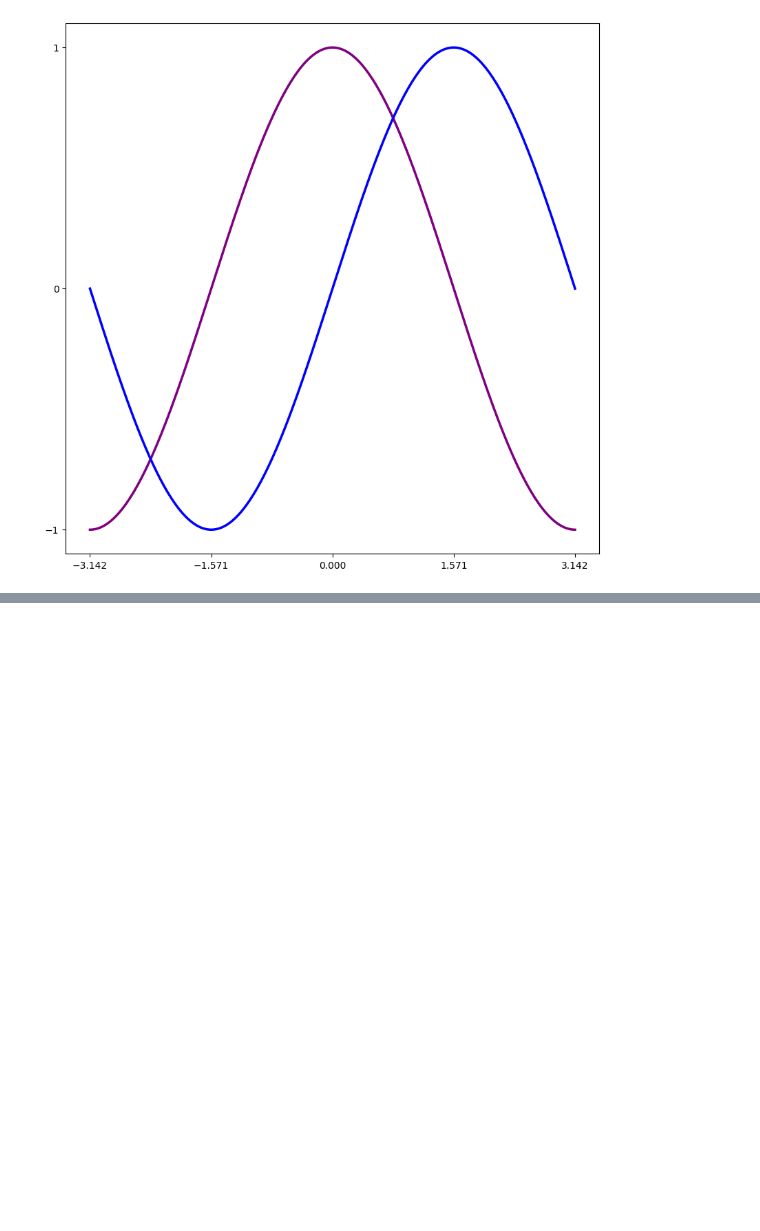
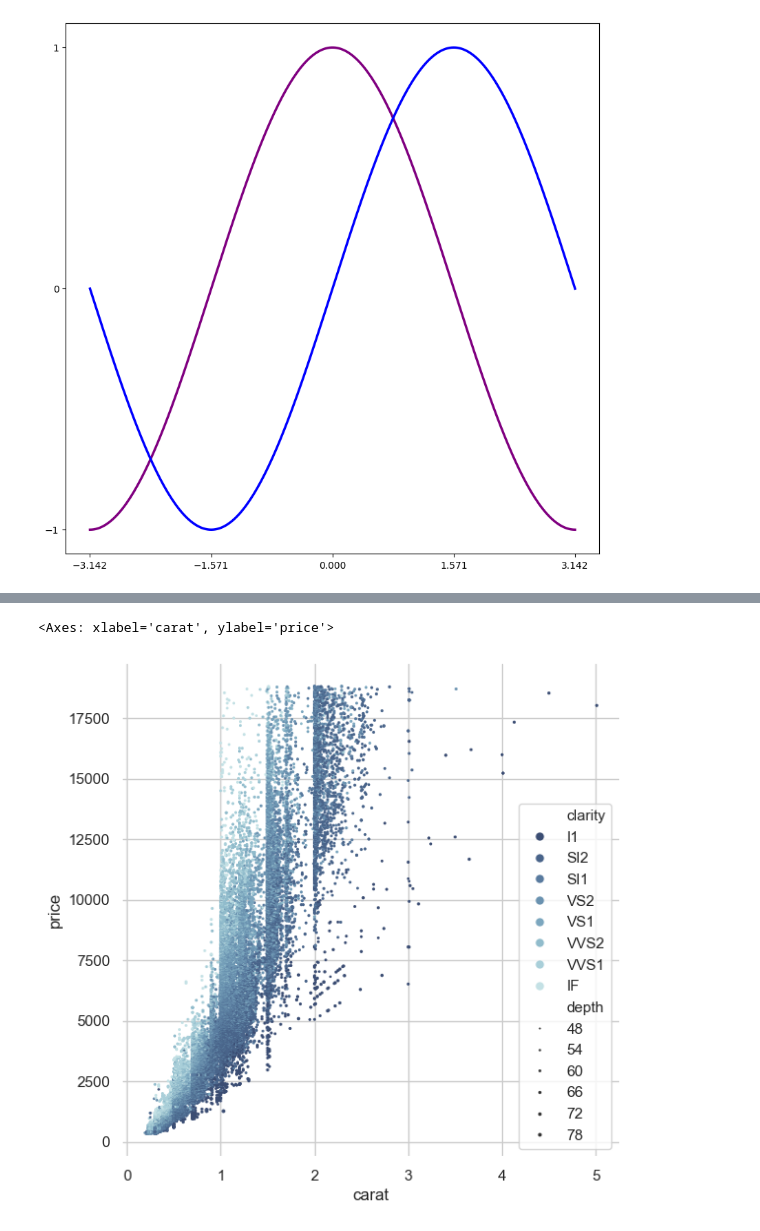
Before and after one commit to LuisAdrRamos/Datos_AdrianRamos, a Jupyter notebook: clase6/taller6.ipynb, the cells around one changed output, grey strips where cells are left out. Cells and saved outputs as stored; diff of their text form; code cells hidden in the pictures; blank space fills up the shorter version.

```diff
--- a/clase6/taller6.ipynb
+++ b/clase6/taller6.ipynb
@@ -154,0 +188,21 @@ plt.plot(x, s, color="blue", linewidth=2.5, linestyle="-")
+# %%
+import seaborn as sns
+sns.set(style="whitegrid")
+
+# Load the example diamonds dataset
+diamonds = sns.load_dataset("diamonds")
+
+# Draw a scatter plot while assigning point colors and sizes to different
+# variables in the dataset
+f, ax = plt.subplots(figsize=(6.5, 6.5))
+sns.despine(f, left=True, bottom=True)
+clarity_ranking = ["I1", "SI2", "SI1", "VS2", "VS1", "VVS2", "VVS1", "IF"]
+sns.scatterplot(x="carat", y="price",
+                hue="clarity", size="depth",
+                palette="ch:r=-.2,d=.3_r",
+                hue_order=clarity_ranking,
+                sizes=(1, 8), linewidth=0,
+                data=diamonds, ax=ax)
+# %% [output]
+<Axes: xlabel='carat', ylabel='price'>
+[figure, added]
```
Also changed, not shown: parts of 4 cells of this notebook, 8 other files.
